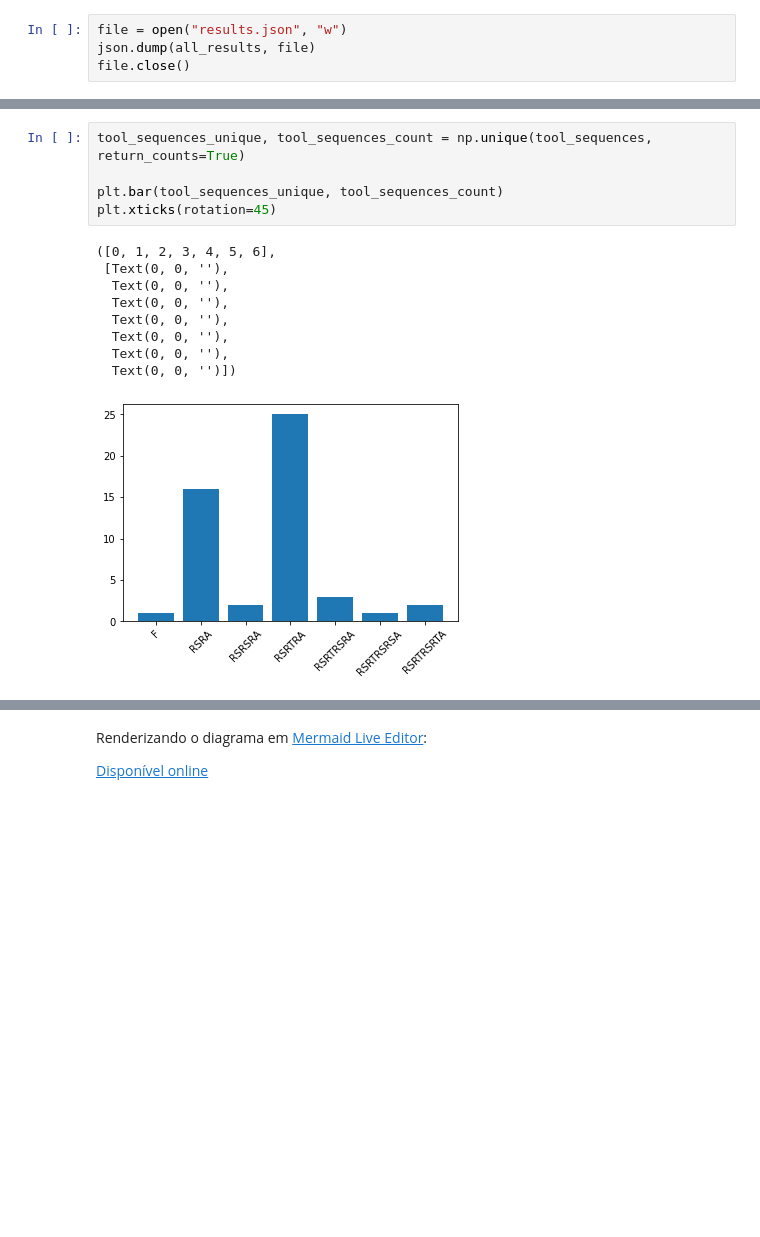
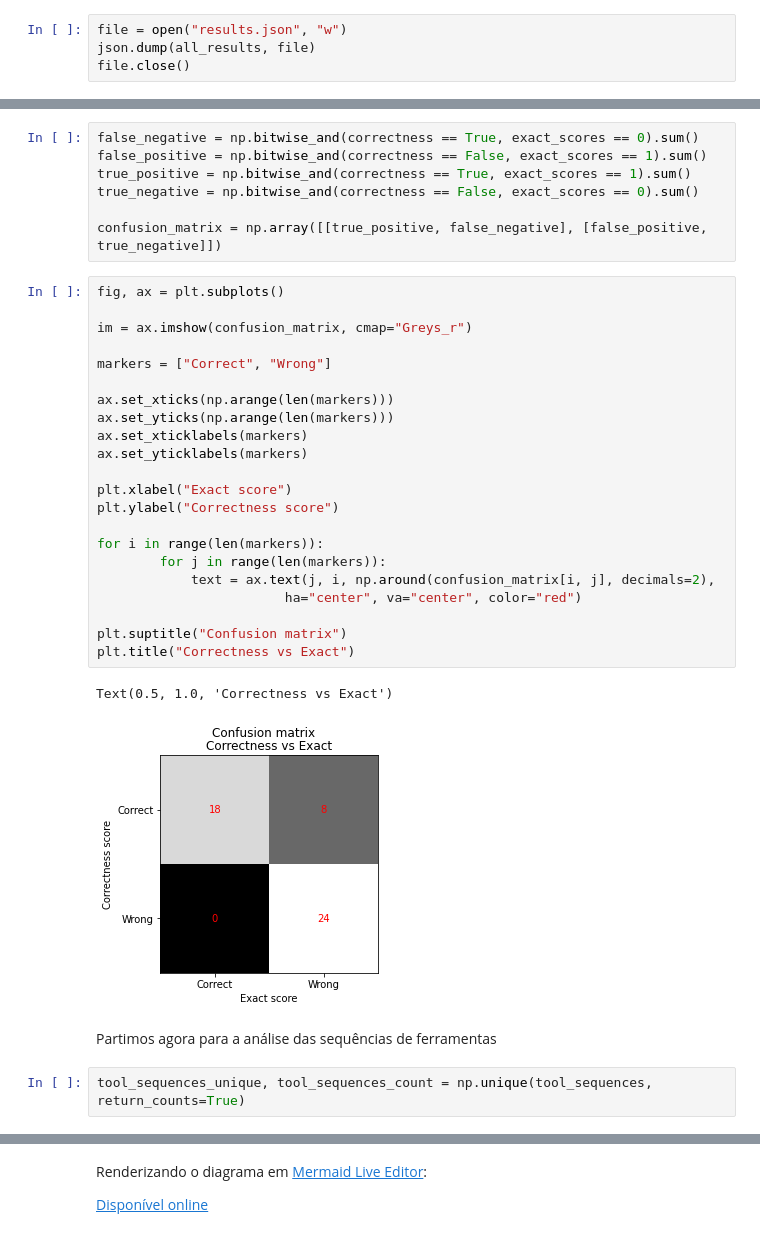
Before and after one commit to EltonCN/IA024, a Jupyter notebook: 10-ReAct/Aula_9_10_ReAct.ipynb, the cells around one changed output, grey strips where cells are left out. Saved outputs shown, nothing was run; the diff lists cells and outputs as text; blank space fills up the shorter version.

```diff
--- a/10-ReAct/Aula_9_10_ReAct.ipynb
+++ b/10-ReAct/Aula_9_10_ReAct.ipynb
@@ -807,15 +1083,36 @@ plt.show()
+# %%
+false_negative = np.bitwise_and(correctness == True, exact_scores == 0).sum()
+false_positive = np.bitwise_and(correctness == False, exact_scores == 1).sum()
+true_positive = np.bitwise_and(correctness == True, exact_scores == 1).sum()
+true_negative = np.bitwise_and(correctness == False, exact_scores == 0).sum()
+
+confusion_matrix = np.array([[true_positive, false_negative], [false_positive, true_negative]])
+# %%
+fig, ax = plt.subplots()
+
+im = ax.imshow(confusion_matrix, cmap="Greys_r")
+
+markers = ["Correct", "Wrong"]
+
+ax.set_xticks(np.arange(len(markers)))
+ax.set_yticks(np.arange(len(markers)))
+ax.set_xticklabels(markers)
+ax.set_yticklabels(markers)
+
+plt.xlabel("Exact score")
+plt.ylabel("Correctness score")
+
+for i in range(len(markers)):
+        for j in range(len(markers)):
+            text = ax.text(j, i, np.around(confusion_matrix[i, j], decimals=2),
+                        ha="center", va="center", color="red")
+
+plt.suptitle("Confusion matrix")
+plt.title("Correctness vs Exact")
+# %% [output]
+Text(0.5, 1.0, 'Correctness vs Exact')
+[figure, added]
+# %% [markdown]
+Partimos agora para a análise das sequências de ferramentas
 # %%
 tool_sequences_unique, tool_sequences_count = np.unique(tool_sequences, return_counts=True)
-
-plt.bar(tool_sequences_unique, tool_sequences_count)
-plt.xticks(rotation=45)
-# %% [output]
-([0, 1, 2, 3, 4, 5, 6],
- [Text(0, 0, ''),
-  Text(0, 0, ''),
-  Text(0, 0, ''),
-  Text(0, 0, ''),
-  Text(0, 0, ''),
-  Text(0, 0, ''),
-  Text(0, 0, '')])
-[figure, removed]
```
Also changed, not shown: parts of 99 cells of this notebook.
